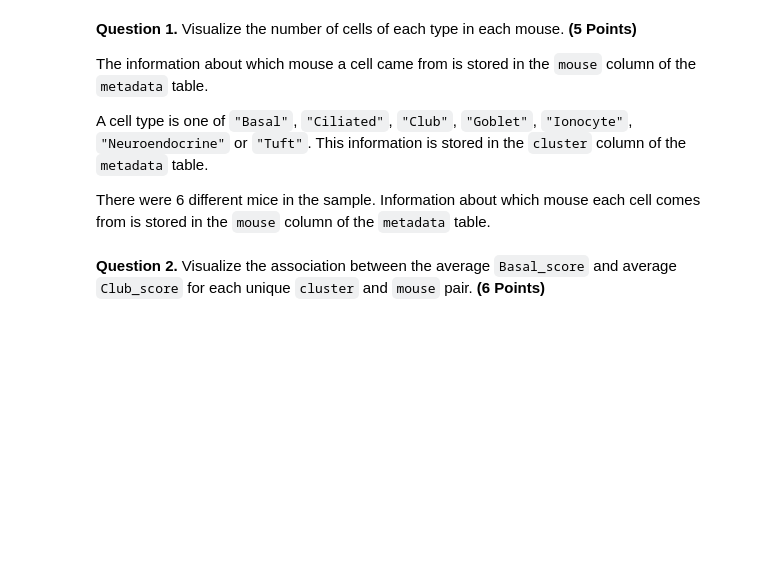
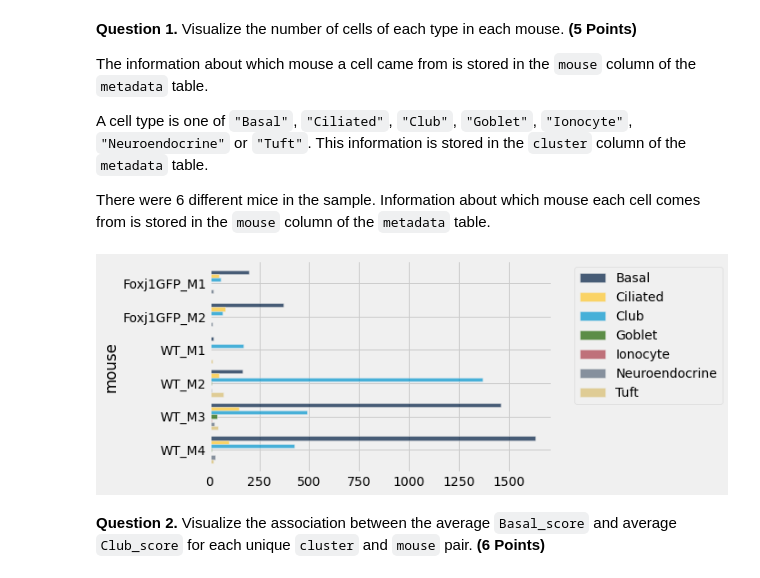
Before and after one commit to dthajal1/data-science-8, a Jupyter notebook: project/project1/project1.ipynb, the cells around one changed output. Drawn from its saved outputs; the diff is of its cells as text; code cells hidden in the pictures; blank space fills up the shorter version.

```diff
--- a/project/project1/project1.ipynb
+++ b/project/project1/project1.ipynb
@@ -650,9 +674,11 @@ manual: true
 # %%
 # What kind of visualization do you want to make?
 # Can you make that visualization overlaid?
 # The Staff solution used one line of code!
-...
-...
+metadata.pivot("cluster", "mouse").barh("mouse")
+# metadata.pivot("mouse", "cluster").barh("cluster")
+# %% [output]
+[figure, added]
 # %% [markdown]
 <!-- END QUESTION -->
 
```
Also changed, not shown: parts of 18 cells of this notebook, 2 other files.
